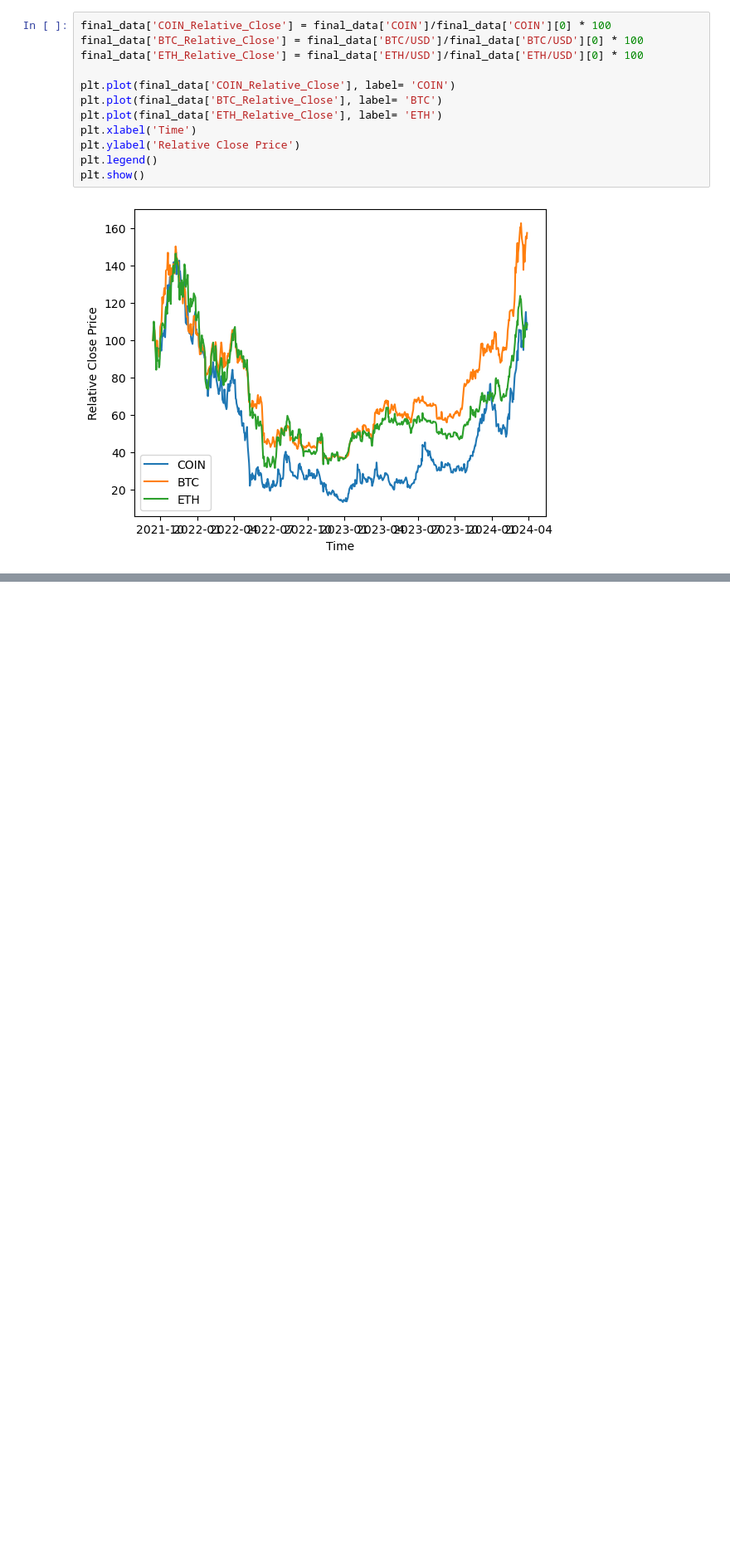
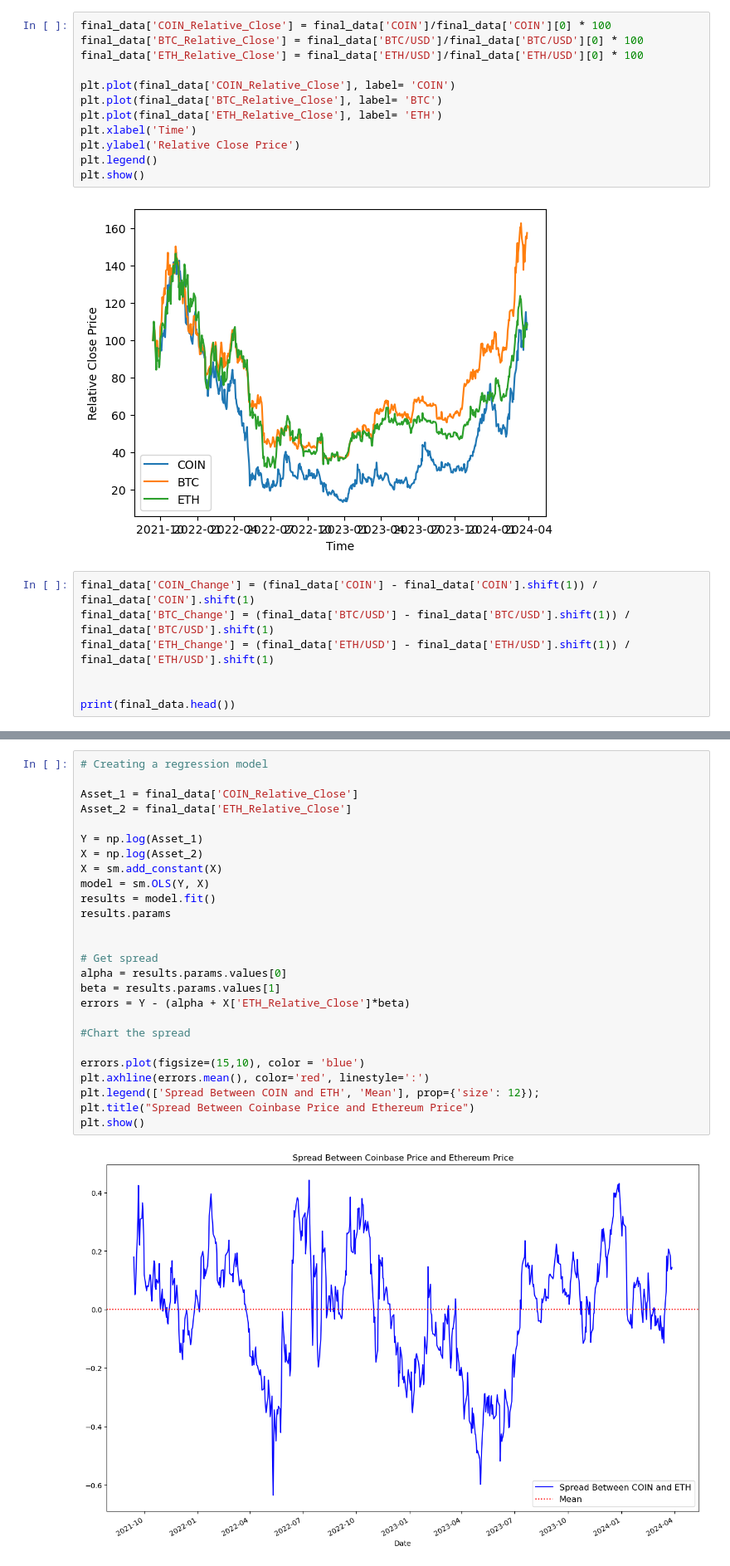
Before and after one commit to ryanklewis12/COIN_Pairs_Trading_Strategy, a Jupyter notebook: Coinbase_Crypto_Pairs_Trading_Strategy.ipynb, the cells around one changed output, grey strips where cells are left out. Shown: that part at 83% size. Drawn from its saved outputs; the diff is of its cells as text; blank space fills up the shorter version.

```diff
--- a/Coinbase_Crypto_Pairs_Trading_Strategy.ipynb
+++ b/Coinbase_Crypto_Pairs_Trading_Strategy.ipynb
@@ -119,3 +125,10 @@ plt.legend()
 plt.show()
 # %% [output]
 [figure]
+# %%
+final_data['COIN_Change'] = (final_data['COIN'] - final_data['COIN'].shift(1)) / final_data['COIN'].shift(1)
+final_data['BTC_Change'] = (final_data['BTC/USD'] - final_data['BTC/USD'].shift(1)) / final_data['BTC/USD'].shift(1)
+final_data['ETH_Change'] = (final_data['ETH/USD'] - final_data['ETH/USD'].shift(1)) / final_data['ETH/USD'].shift(1)
+
+
+print(final_data.head())
@@ -121,0 +214,28 @@ plt.show()
+# %%
+# Creating a regression model
+
+Asset_1 = final_data['COIN_Relative_Close']
+Asset_2 = final_data['ETH_Relative_Close']
+
+Y = np.log(Asset_1)
+X = np.log(Asset_2)
+X = sm.add_constant(X)
+model = sm.OLS(Y, X)
+results = model.fit()
+results.params
+
+
+# Get spread
+alpha = results.params.values[0]
+beta = results.params.values[1]
+errors = Y - (alpha + X['ETH_Relative_Close']*beta)
+
+#Chart the spread
+
+errors.plot(figsize=(15,10), color = 'blue')
+plt.axhline(errors.mean(), color='red', linestyle=':')
+plt.legend(['Spread Between COIN and ETH', 'Mean'], prop={'size': 12});
+plt.title("Spread Between Coinbase Price and Ethereum Price")
+plt.show()
+# %% [output]
+[figure, added]
```
Also changed, not shown: parts of 3 cells of this notebook.
